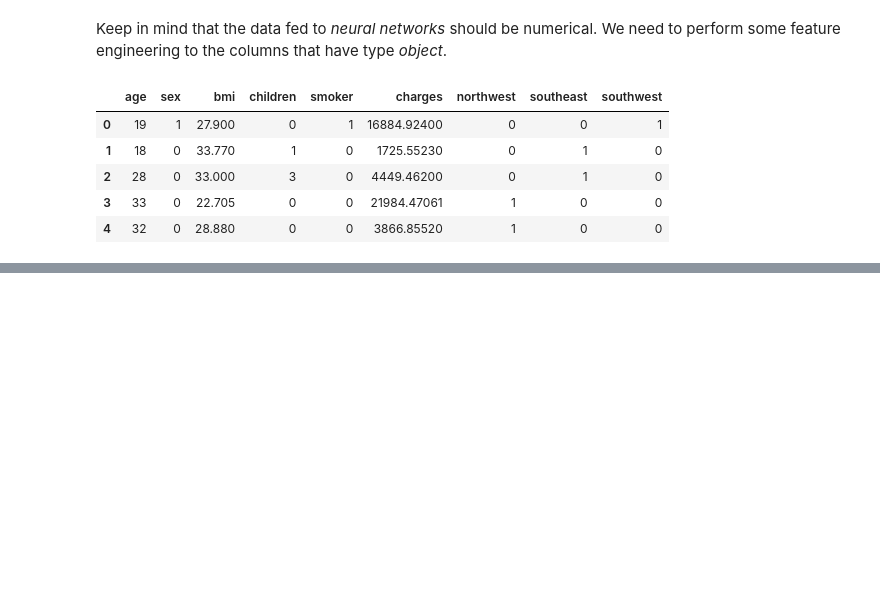
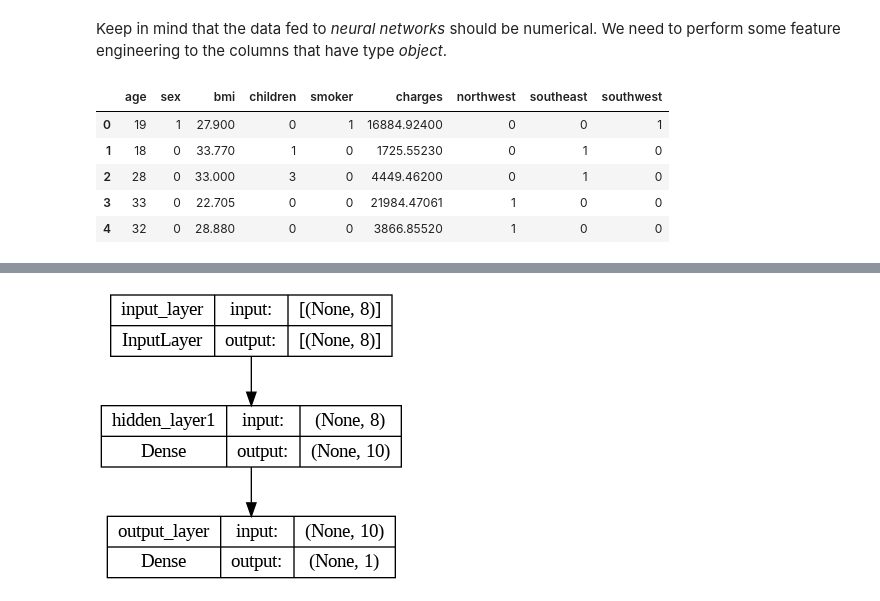
Before and after one commit to HerraKaava/tensorflow, a Jupyter notebook: NN-Regression/NN_Regression_Example.ipynb, the cells around one changed output, grey strips where cells are left out. Cells and saved outputs as stored; diff of their text form; code cells hidden in the pictures; blank space fills up the shorter version.

```diff
--- a/NN-Regression/NN_Regression_Example.ipynb
+++ b/NN-Regression/NN_Regression_Example.ipynb
@@ -72,0 +108,19 @@ df.head()
+# %%
+tf.random.set_seed(42)
+
+# Create a model
+model1 = tf.keras.Sequential(name='model1')
+
+# Add an input layer
+model1.add(tf.keras.Input(shape=(8,), name='input_layer'))
+
+# Add one hidden layer with 10 neurons
+model1.add(tf.keras.layers.Dense(units=10, activation='linear', name='hidden_layer1'))
+
+# Add an output layer
+model1.add(tf.keras.layers.Dense(units=1, activation='linear', name='output_layer'))
+
+# Compile the model
+model1.compile(loss=tf.keras.losses.mae,
+               optimizer=tf.keras.optimizers.SGD(),
+               metrics=['mae'])
@@ -72,0 +133,5 @@ df.head()
+# %%
+# Visualize the layers of the model
+plot_model(model1, show_shapes=True)
+# %% [output]
+[figure, added]
```
Also changed, not shown: parts of 22 cells of this notebook.
